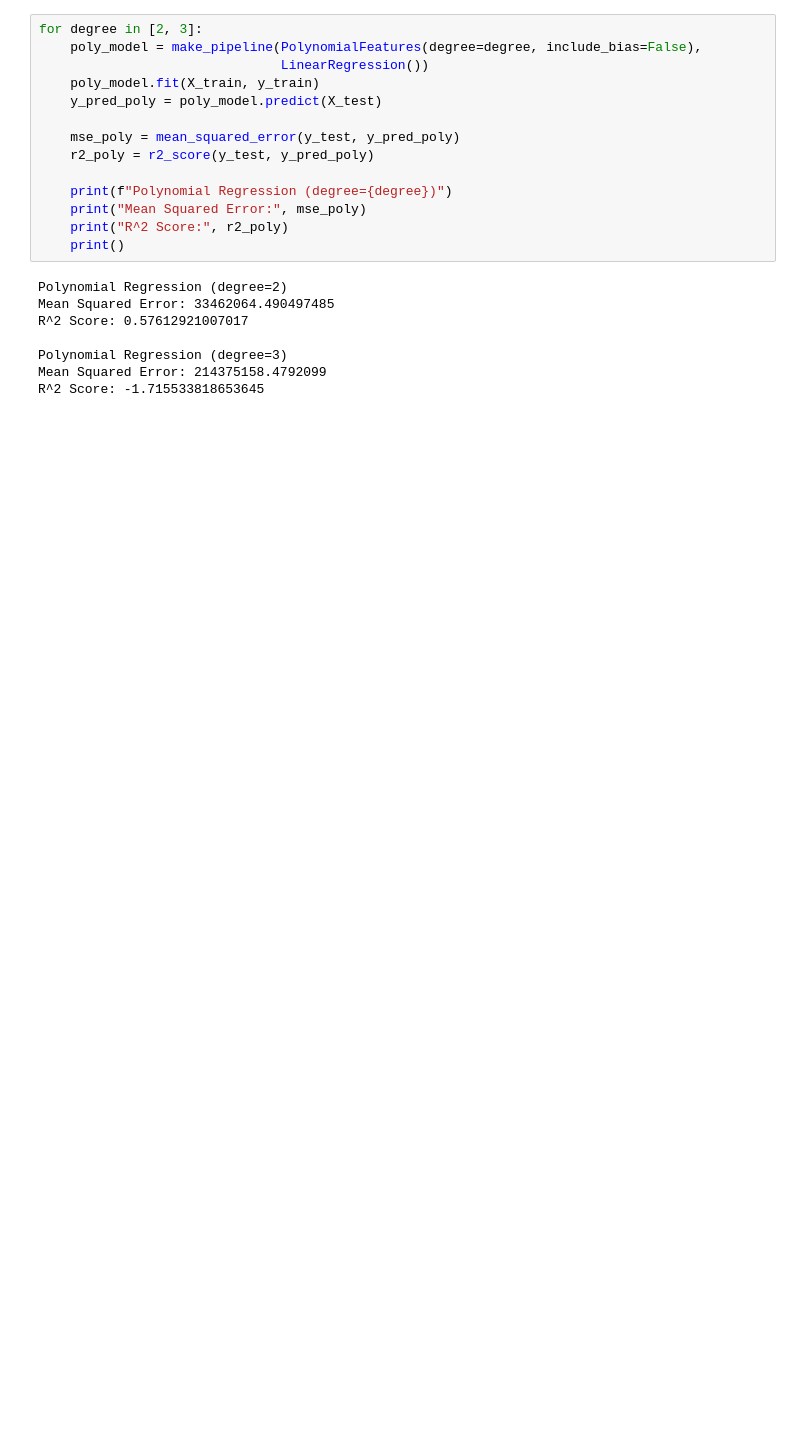
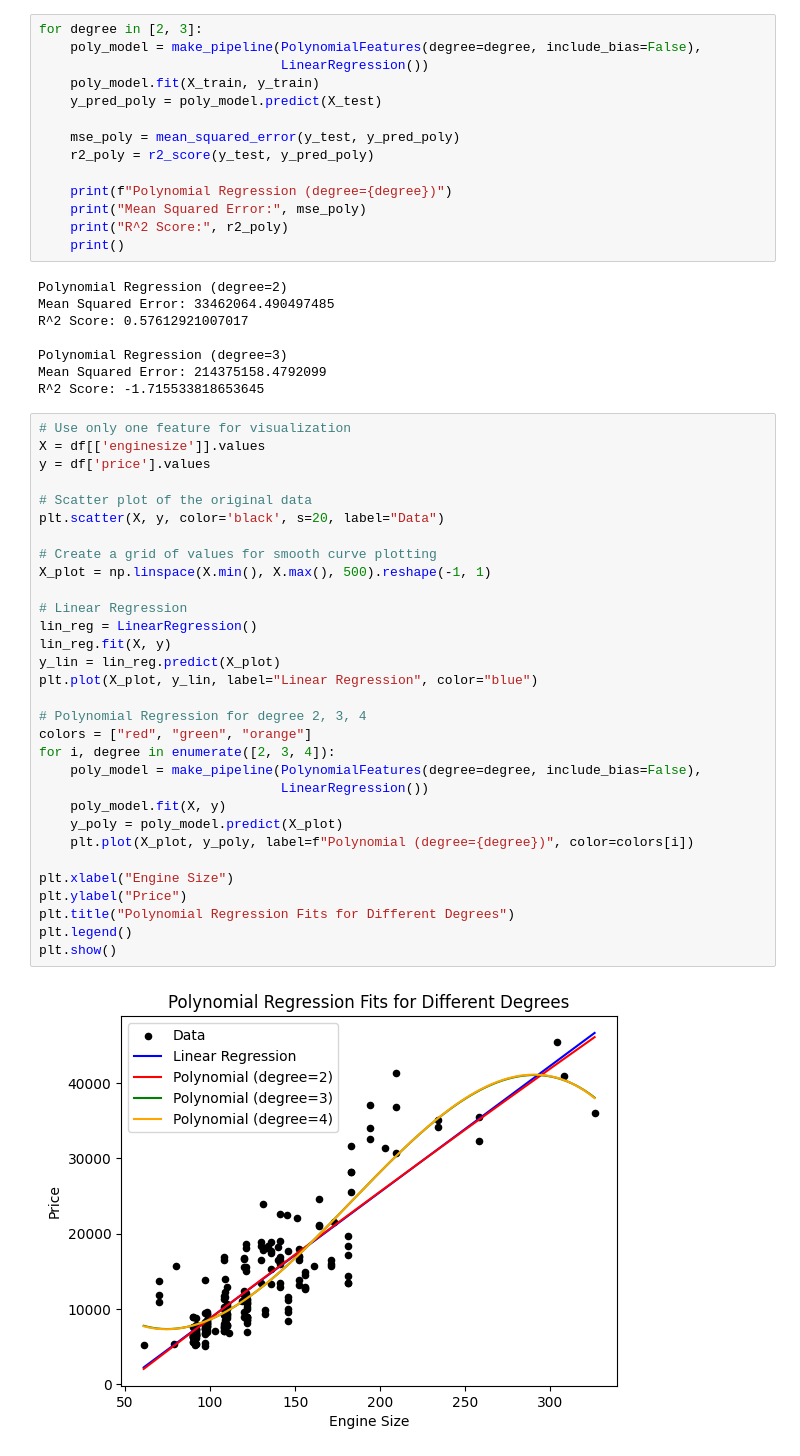
Before and after one commit to AbdullahbinTahir42/Machine-Learning, a Jupyter notebook: lab3.ipynb, the cells around one changed output. Drawn from its saved outputs; the diff is of its cells as text; blank space fills up the shorter version.

Commit message:
curve

```diff
--- a/lab3.ipynb
+++ b/lab3.ipynb
@@ -116,3 +118,36 @@ R^2 Score: 0.57612921007017
 Polynomial Regression (degree=3)
 Mean Squared Error: 214375158.4792099
 R^2 Score: -1.715533818653645
+# %%
+# Use only one feature for visualization
+X = df[['enginesize']].values
+y = df['price'].values
+
+# Scatter plot of the original data
+plt.scatter(X, y, color='black', s=20, label="Data")
+
+# Create a grid of values for smooth curve plotting
+X_plot = np.linspace(X.min(), X.max(), 500).reshape(-1, 1)
+
+# Linear Regression
+lin_reg = LinearRegression()
+lin_reg.fit(X, y)
+y_lin = lin_reg.predict(X_plot)
+plt.plot(X_plot, y_lin, label="Linear Regression", color="blue")
+
+# Polynomial Regression for degree 2, 3, 4
+colors = ["red", "green", "orange"]
+for i, degree in enumerate([2, 3, 4]):
+    poly_model = make_pipeline(PolynomialFeatures(degree=degree, include_bias=False),
+                               LinearRegression())
+    poly_model.fit(X, y)
+    y_poly = poly_model.predict(X_plot)
+    plt.plot(X_plot, y_poly, label=f"Polynomial (degree={degree})", color=colors[i])
+
+plt.xlabel("Engine Size")
+plt.ylabel("Price")
+plt.title("Polynomial Regression Fits for Different Degrees")
+plt.legend()
+plt.show()
+# %% [output]
+[figure, added]
```
Also changed, not shown: parts of 2 cells of this notebook.
